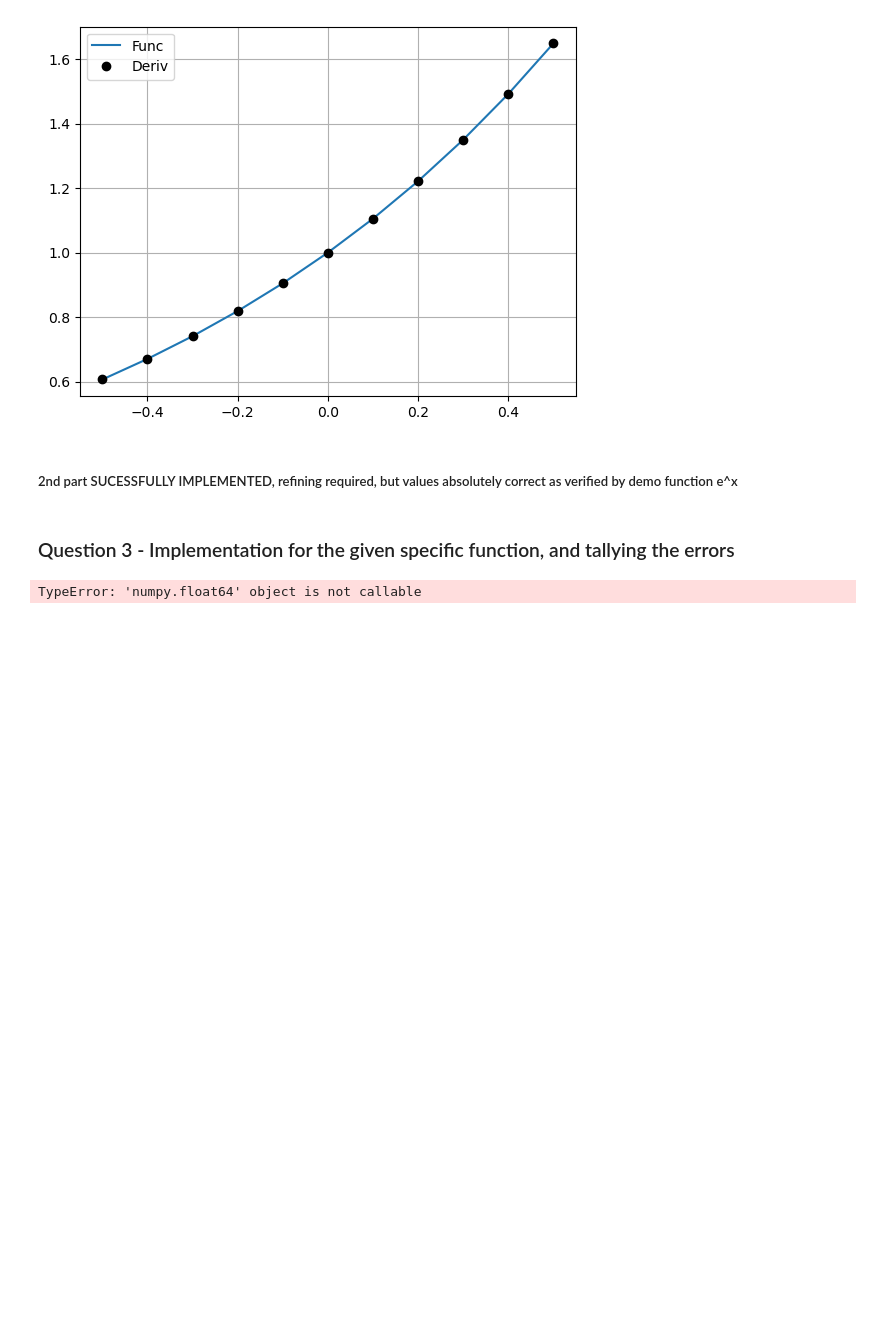
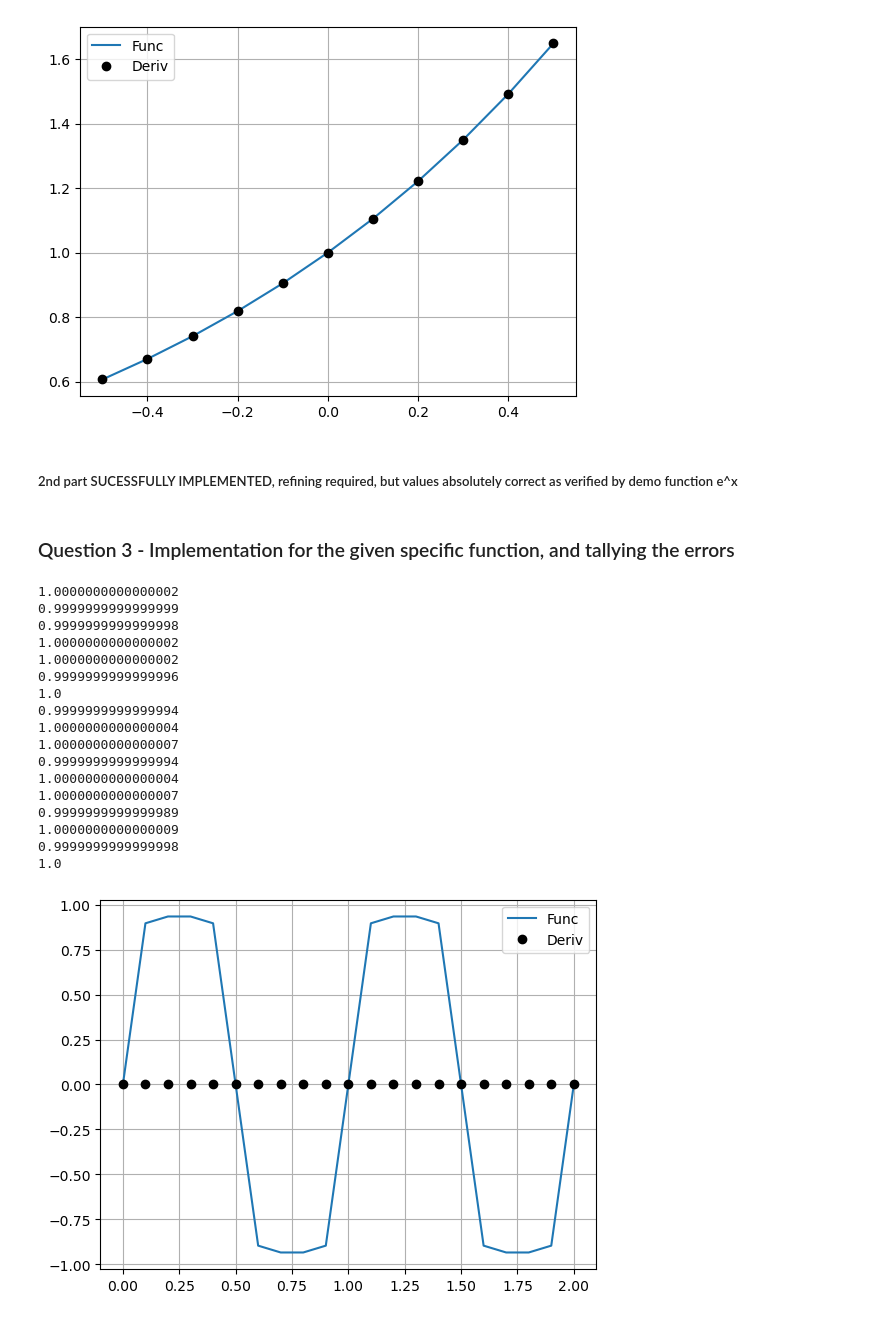
Before and after one commit to SoumyajeetMazumdar/CQMPP, a Jupyter notebook: #3/part1.ipynb, the cells around one changed output. Saved outputs shown, nothing was run; the diff lists cells and outputs as text; code cells hidden in the pictures; blank space fills up the shorter version.

Commit message:
Part 2 and working, part 3 implementation not working

```diff
--- a/#3/part1.ipynb
+++ b/#3/part1.ipynb
@@ -158,46 +158,66 @@ plt.grid()
 # %%
 # defining the given function
 def f(x):
     sum = 0
     for k in range(1,5+1):
         sum = sum + (np.sin(2*np.pi*x* (2*k-1)))/(2*k - 1)
 
     sum = sum*(4/np.pi)
     return sum
 
 
 
-N = 10 # for 201 points
+N = 20 # for 201 points
 x_val = np.linspace(0,2,N+1) # grid points
 fx_vals = [f(x) for x in x_val] # function value at grid points‹
 
+f_prime = np.zeros(len(fx_vals))
 # Calculating the analytical derivative
-f_prime_analytical = [derivative(f, x, dx=1e-6, n=1) for x in x_val]
-
-# # Implementation for n = [3, 5]
-# for n in [5,]:
-#     central_5_point_stencil = returnStencilCoefficients(5, (5+1)//2, 1, h)
-#     for i in range(2,len(fx_vals)-2): # leaving first and last ones out
-#         temp_x = [fx_vals[k] for k in range(i-2,i+1+2)] # gives a 5-point array to calculate the derivative at current index
-
-#         f_prime[i] = np.dot(central_5_point_stencil, np.transpose(temp_x))
-
-#     forward_5_point_stencil = returnStencilCoefficients(5, 1, 1, h)
-#     for i in range(0,1+1): # first two only
-
-#         temp_x = [fx_vals[k] for k in range(i, i+5)]
-#         f_prime[i] = np.dot(forward_5_point_stencil, np.transpose(temp_x))
-
-#     backward_5_point_stencil = returnStencilCoefficients(5, 5, 1, h)
-#     for i in range(N-1,N+1): # last two only
-#         temp_x = [fx_vals[k] for k in range((i+1)-5, i+1)]
-#         f_prime[i] = np.dot(backward_5_point_stencil, np.transpose(temp_x))
 
 
-# plt.plot(x_val, fx_vals,"-" ,  label = "Func")
+# Implementation for n = [3, 5]
+
+central_5_point_stencil = returnStencilCoefficients(5, (5+1)//2, 1, h)
+
+for i in range(2,len(fx_vals)-2): # leaving first and last ones out
+    temp_x = [x_val[k] for k in range(i-2,i+1+2)] # gives a 5-point array to calculate the derivative at current index
+    f_prime[i] = np.dot(central_5_point_stencil, np.transpose(temp_x))
+
+
+
+forward_5_point_stencil = returnStencilCoefficients(5, 1, 1, h)
+for i in range(0,1+1): # first two only
+
+    temp_x = [fx_vals[k] for k in range(i, i+5)]
+    f_prime[i] = np.dot(forward_5_point_stencil, np.transpose(temp_x))
+
+backward_5_point_stencil = returnStencilCoefficients(5, 5, 1, h)
+for i in range(N-1,N+1): # last two only
+    temp_x = [fx_vals[k] for k in range((i+1)-5, i+1)]
+    f_prime[i] = np.dot(backward_5_point_stencil, np.transpose(temp_x))
+
+
+plt.plot(x_val, fx_vals,"-" ,  label = "Func")
 # plt.plot(x_val,f_prime_analytical, "-b", label ="Analytical Derivative")
-# # plt.plot(x_val, f_prime, "ok", label = "Deriv")
-# plt.legend()
-# plt.grid()
+plt.plot(x_val, f_prime, "ok", label = "Deriv")
+plt.legend()
+plt.grid()
 # %% [output]
-TypeError: 'numpy.float64' object is not callable
+1.0000000000000002
+0.9999999999999999
+0.9999999999999998
+1.0000000000000002
+1.0000000000000002
+0.9999999999999996
+1.0
+0.9999999999999994
+1.0000000000000004
+1.0000000000000007
+0.9999999999999994
+1.0000000000000004
+1.0000000000000007
+0.9999999999999989
+1.0000000000000009
+0.9999999999999998
+1.0
+[figure, added]
```
